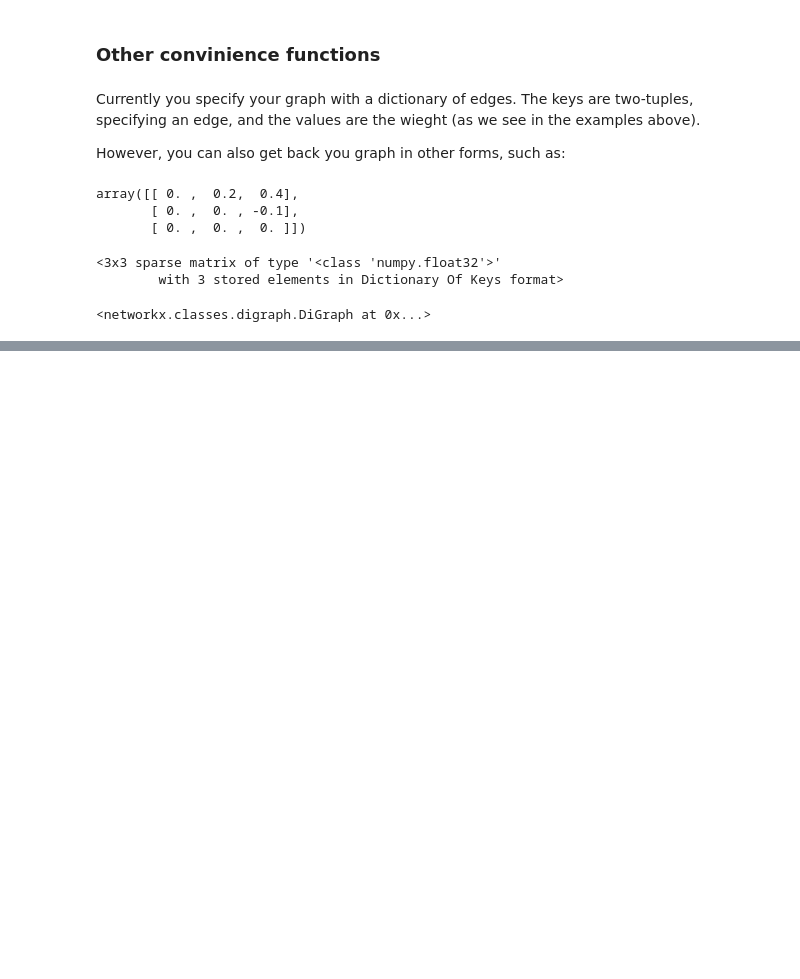
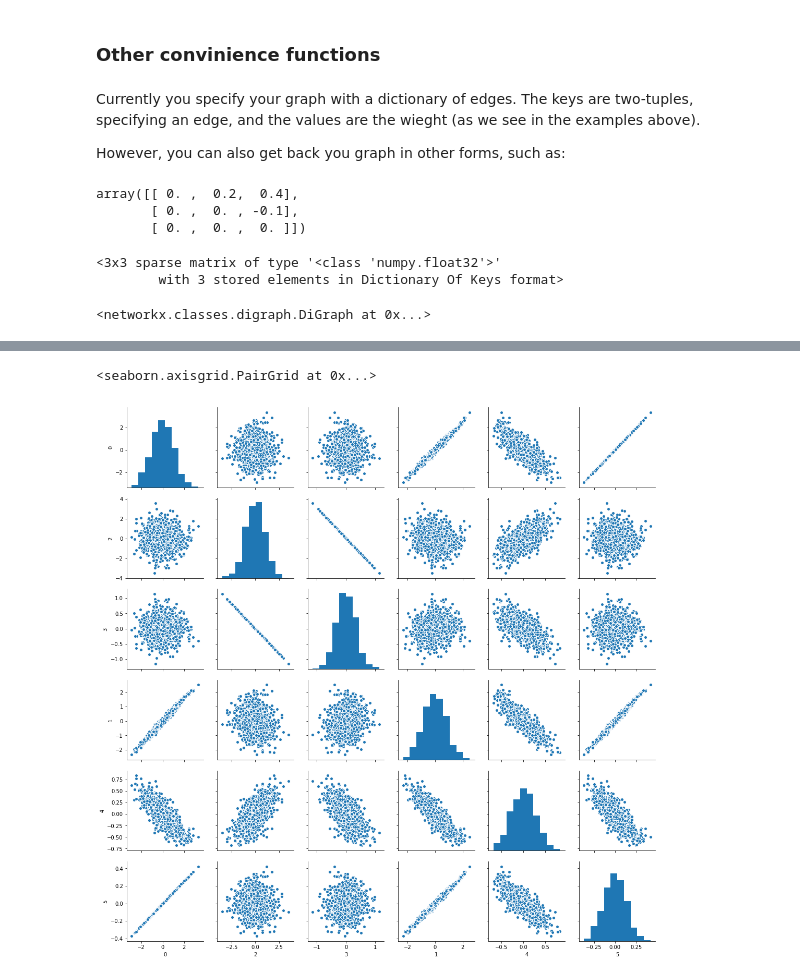
Before and after one commit to simontudge/causal_faker, a Jupyter notebook: notebooks/examples.ipynb, the cells around one changed output, grey strips where cells are left out. Drawn from its saved outputs; the diff is of its cells as text; code cells hidden in the pictures; blank space fills up the shorter version.

```diff
--- a/notebooks/examples.ipynb
+++ b/notebooks/examples.ipynb
@@ -137,0 +182,2 @@ That's it for the moment.
+# %%
+df = cf.get_df(1000)
@@ -137,0 +186,5 @@ That's it for the moment.
+# %%
+pairplot(df)
+# %% [output]
+<seaborn.axisgrid.PairGrid at 0x...>
+[figure, added]
```
Also changed, not shown: parts of 13 cells of this notebook, 2 other files.
